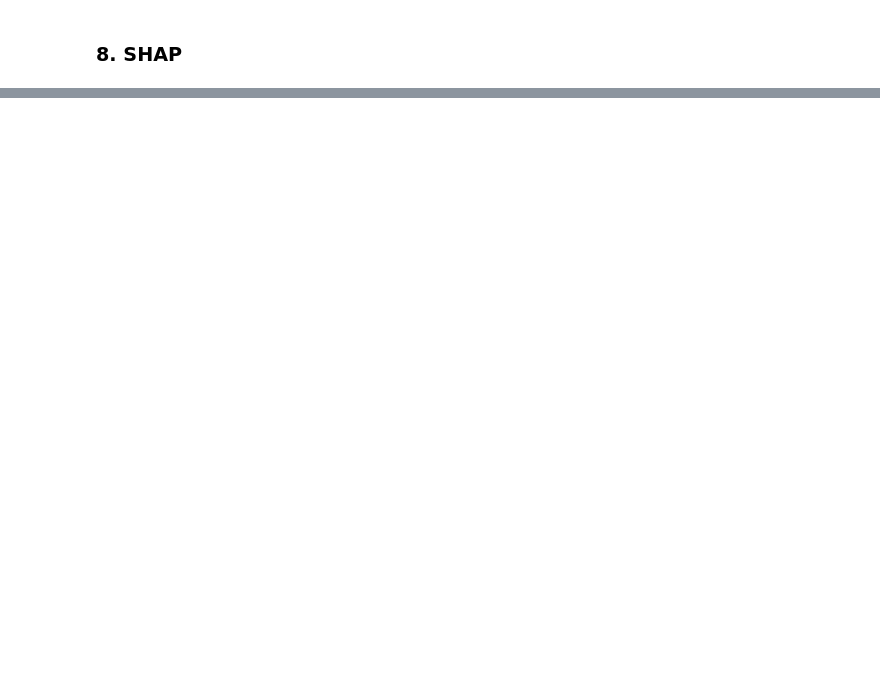
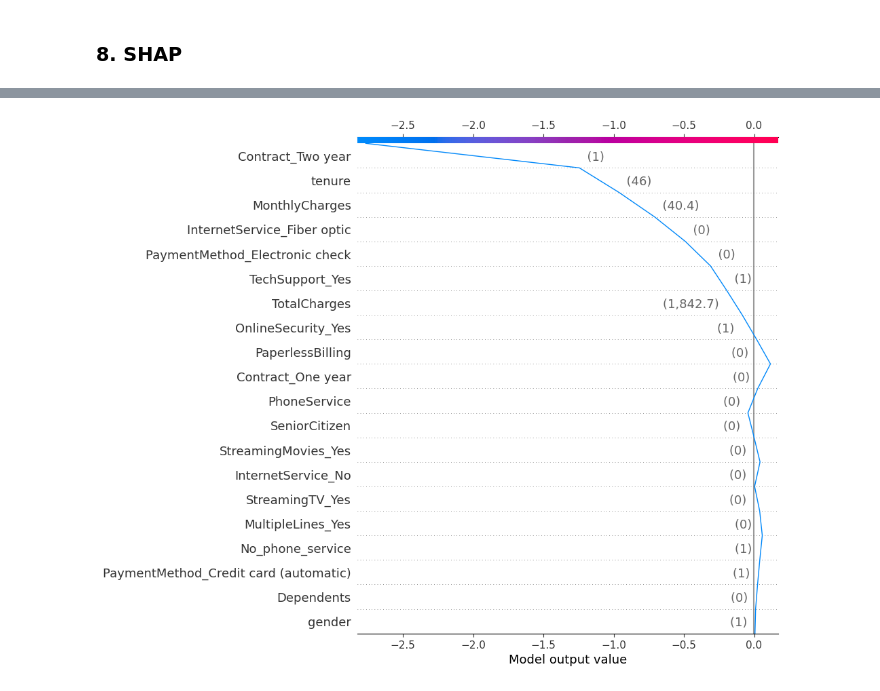
Before and after one commit to ner-aim/Customer-Churn-Project, a Jupyter notebook: notebooks/EDA.ipynb, the cells around one changed output, grey strips where cells are left out. Drawn from its saved outputs; the diff is of its cells as text; code cells hidden in the pictures; blank space fills up the shorter version.

```diff
--- a/notebooks/EDA.ipynb
+++ b/notebooks/EDA.ipynb
@@ -677,0 +734,3 @@ weighted avg      0.819     0.671     0.689      1409
+# %%
+explainer = shap.TreeExplainer(xgb)
+shap_values_test = explainer.shap_values(X_test)
@@ -677,0 +782,5 @@ weighted avg      0.819     0.671     0.689      1409
+# %%
+shap.initjs()
+shap.decision_plot(explainer.expected_value,
+                shap_values_test[150,:], X_test.iloc[150,:])
+# %% [output]
@@ -677,0 +788 @@ weighted avg      0.819     0.671     0.689      1409
+[figure, added]
```
Also changed, not shown: parts of 25 cells of this notebook.
